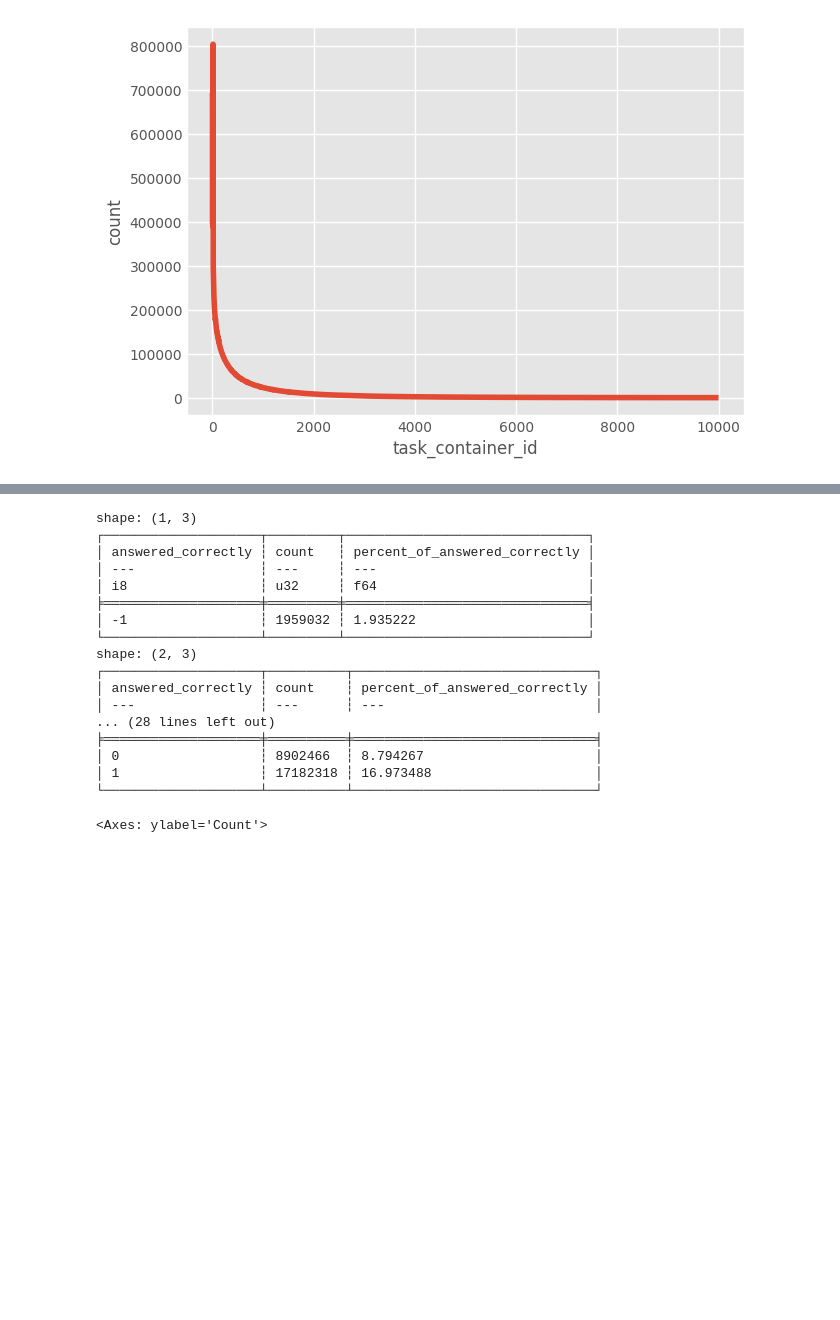
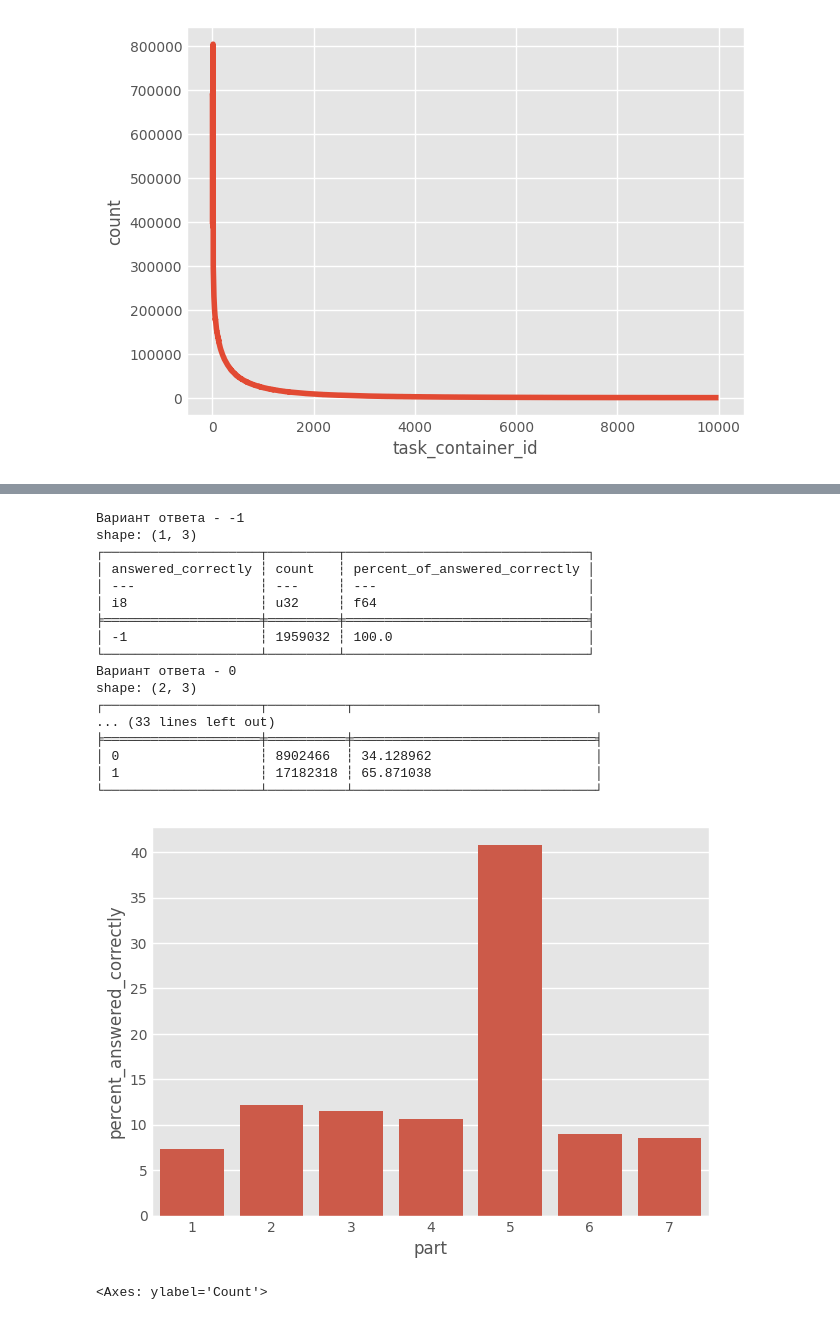
Before and after one commit to zinkin-s/MFTI_DS_Python_HW_3, a Jupyter notebook: notebook.ipynb, the cells around one changed output, grey strips where cells are left out. Drawn from its saved outputs; the diff is of its cells as text; code cells hidden in the pictures; blank space fills up the shorter version.

Commit message:
Added analysys of column answered_correctly

```diff
--- a/notebook.ipynb
+++ b/notebook.ipynb
@@ -389,34 +395,62 @@ sns.barplot(data=ds, x='user_answer', y='percent of answers')
 [figure]
 # %%
+# Распределение долей правильных ответов в зависимости от выбранной опции в тесте
+
 x = ds.select('user_answer').to_series()
 idx = 0
 for item in x:
+    cnt = len(lf.filter(pl.col('user_answer') == item).collect(streaming=True))
     y = lf.filter(
         pl.col('user_answer') == item
     ).select(
         pl.col('answered_correctly')
     ).collect(streaming=True).to_series().value_counts().sort(by='answered_correctly').with_columns(
-        (pl.col('count') / num_rows * 100).alias('percent_of_answered_correctly')
+        (pl.col('count') / cnt * 100).alias('percent_of_answered_correctly')
     )
+    print(f'Вариант ответа - {item}')
     print(y)
 # %% [output]
+Вариант ответа - -1
 shape: (1, 3)
 ┌────────────────────┬─────────┬───────────────────────────────┐
 │ answered_correctly ┆ count   ┆ percent_of_answered_correctly │
 │ ---                ┆ ---     ┆ ---                           │
 │ i8                 ┆ u32     ┆ f64                           │
 ╞════════════════════╪═════════╪═══════════════════════════════╡
-│ -1                 ┆ 1959032 ┆ 1.935222                      │
+│ -1                 ┆ 1959032 ┆ 100.0                         │
 └────────────────────┴─────────┴───────────────────────────────┘
+Вариант ответа - 0
 shape: (2, 3)
 ┌────────────────────┬──────────┬───────────────────────────────┐
-│ answered_correctly ┆ count    ┆ percent_of_answered_correctly │
-│ ---                ┆ ---      ┆ ---                           │
-... (28 lines left out)
+... (33 lines left out)
 ╞════════════════════╪══════════╪═══════════════════════════════╡
-│ 0                  ┆ 8902466  ┆ 8.794267                      │
-│ 1                  ┆ 17182318 ┆ 16.973488                     │
+│ 0                  ┆ 8902466  ┆ 34.128962                     │
+│ 1                  ┆ 17182318 ┆ 65.871038                     │
 └────────────────────┴──────────┴───────────────────────────────┘
+# %%
+# Процент правильных ответов в зависимости от раздела
+
+
+list_of_quest = lf.filter(
+    (pl.col('answered_correctly') == 1) & (pl.col('content_type_id') == 0)
+).select(
+    pl.col('content_id')
+).collect(streaming=True).to_series()
+
+query = questions.filter(
+    pl.col('question_id').is_in(list_of_quest)
+).select(
+    pl.col('part')
+).to_series().value_counts()
+
+query = query.with_columns(
+    (pl.col('count') / pl.col('count').sum() * 100).alias('percent_answered_correctly')
+).sort(by='part')
+
+sns.barplot(data=query, x='part', y='percent_answered_correctly')
+plt.show()
+# %% [output]
+[figure, added]
 # %%
 ds = lf.select('prior_question_elapsed_time').collect(streaming=True) / 1000
 sns.histplot(data=ds, bins=50)
```
Also changed, not shown: parts of 3 cells of this notebook.
